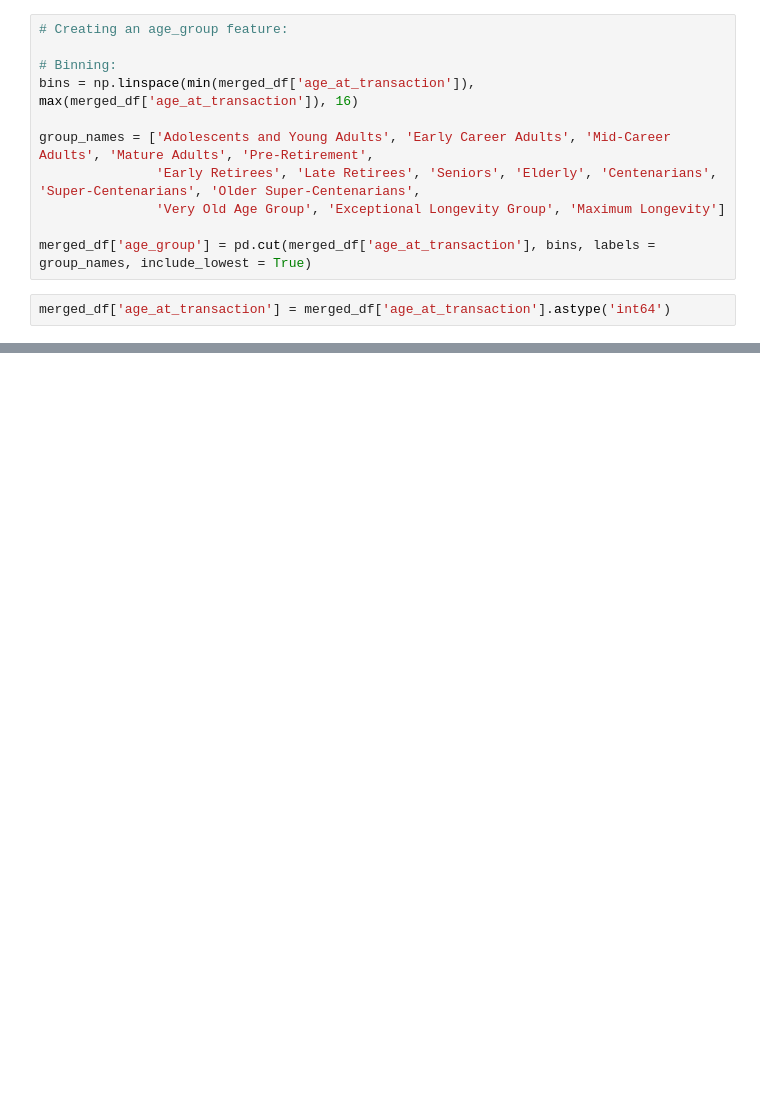
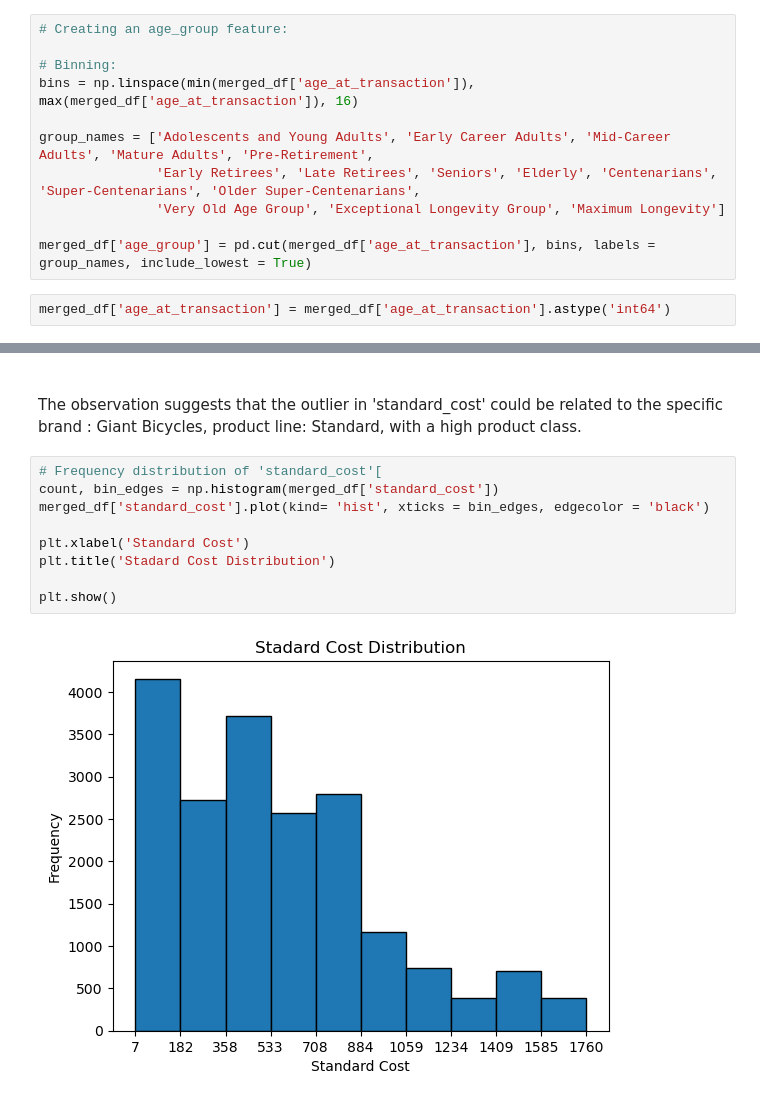
Before and after one commit to Marilyn-Rose/KPMG-Data-Analytics-and-Modelling-Project, a Jupyter notebook: KPMG for Sprocket Central Pty Ltd.ipynb, the cells around one changed output, grey strips where cells are left out. Saved outputs shown, nothing was run; the diff lists cells and outputs as text; blank space fills up the shorter version.

```diff
--- a/KPMG for Sprocket Central Pty Ltd.ipynb
+++ b/KPMG for Sprocket Central Pty Ltd.ipynb
@@ -859,0 +954,14 @@ plt.pyplot.scatter(merged_df['brand'], merged_df['list_price'])
+# %% [markdown]
+######
+The observation suggests that the outlier in 'standard_cost' could be related to the specific brand : Giant Bicycles, product line: Standard, with a high product class.
+# %%
+# Frequency distribution of 'standard_cost'[
+count, bin_edges = np.histogram(merged_df['standard_cost'])
+merged_df['standard_cost'].plot(kind= 'hist', xticks = bin_edges, edgecolor = 'black')
+
+plt.xlabel('Standard Cost')
+plt.title('Stadard Cost Distribution')
+
+plt.show()
+# %% [output]
+[figure, added]
```
Also changed, not shown: parts of 35 cells of this notebook.
